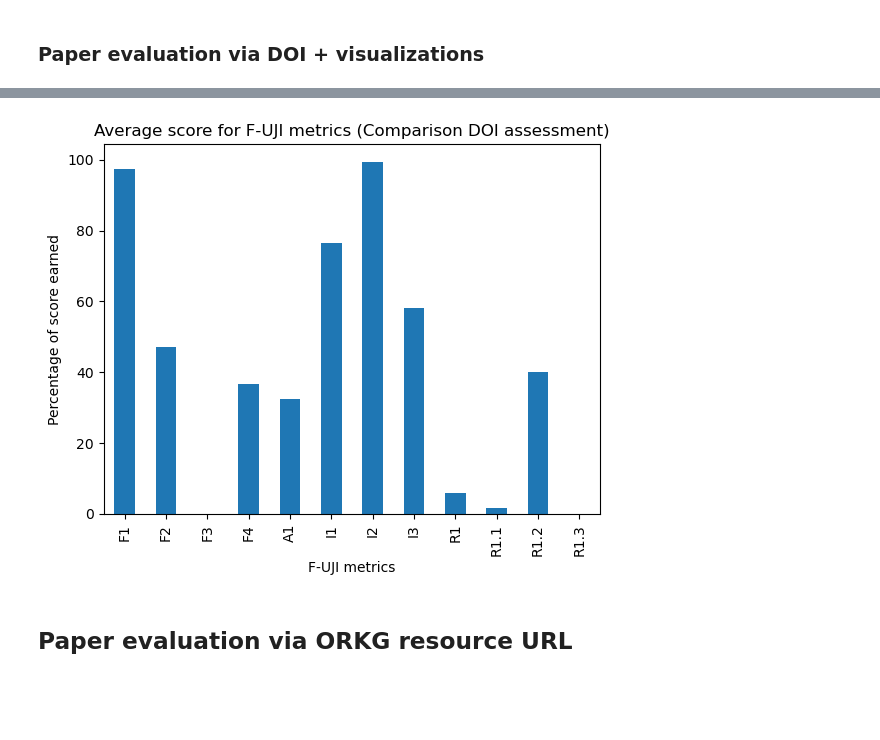
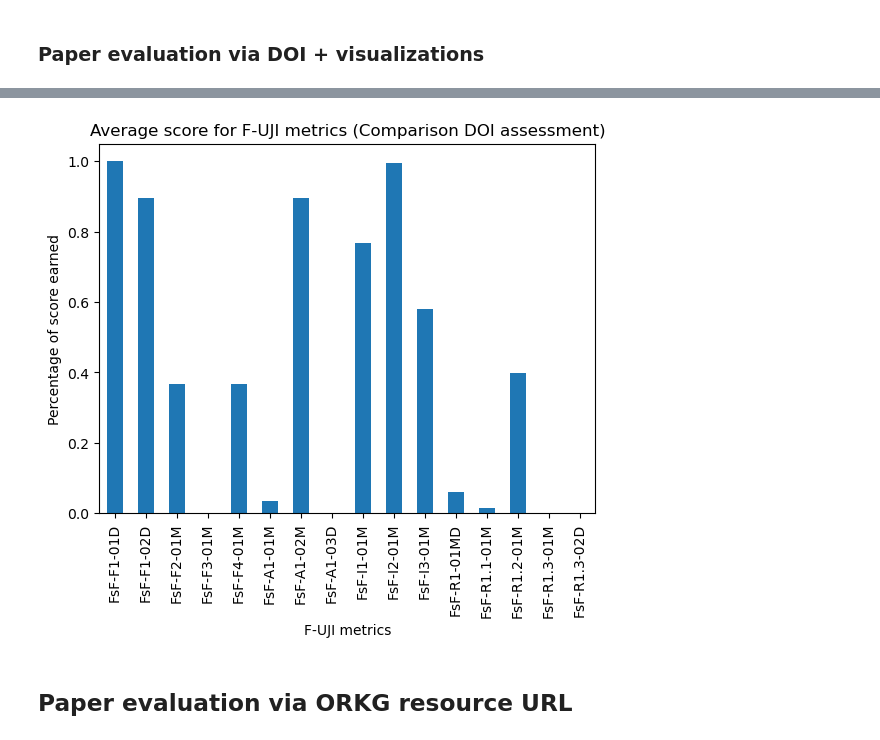
Before and after one commit to mwurzbacher/FAIRness-assessment-tools-evaluation-using-ORKG, a Jupyter notebook: F-UJI_evaluation.ipynb, the cells around one changed output, grey strips where cells are left out. Saved outputs shown, nothing was run; the diff lists cells and outputs as text; code cells hidden in the pictures; blank space fills up the shorter version.

```diff
--- a/F-UJI_evaluation.ipynb
+++ b/F-UJI_evaluation.ipynb
@@ -188,0 +186,4 @@ paper_doi_df_FAIR
+# %%
+paper_doi_df_FAIR = paper_doi_df_assessed.groupby("paper").agg({"doi": "first", "research_field_label": "first", "score_earned": "sum", "score_total": "sum"}).reset_index()
+paper_doi_df_FAIR["score_percent"] = paper_doi_df_FAIR.apply(lambda x: x["score_earned"]/x["score_total"], axis=1)
+paper_doi_df_FAIR
@@ -274,0 +266,9 @@ paper_doi_df_submetrics
+# %%
+paper_doi_df_submetrics = paper_doi_df_assessed
+paper_doi_df_submetrics = paper_doi_df_submetrics.groupby("metric").agg({"score_earned": "sum", "score_total": "sum"}).reset_index()
+paper_doi_df_submetrics["score_earned"] = paper_doi_df_submetrics["score_earned"].map(lambda x: x/len(paper_doi_df_FAIR))
+paper_doi_df_submetrics["score_total"] = paper_doi_df_submetrics["score_total"].map(lambda x: x/len(paper_doi_df_FAIR))
+paper_doi_df_submetrics["score_percent"] = paper_doi_df_submetrics.apply(lambda x: x["score_earned"]/x["score_total"], axis=1)
+paper_doi_df_submetrics["metric"] = pd.Categorical(paper_doi_df_submetrics["metric"], ["FsF-F1-01D", "FsF-F1-02D", "FsF-F2-01M", "FsF-F3-01M", "FsF-F4-01M", "FsF-A1-01M", "FsF-A1-02M", "FsF-A1-03D", "FsF-I1-01M", "FsF-I2-01M", "FsF-I3-01M", "FsF-R1-01MD", "FsF-R1.1-01M", "FsF-R1.2-01M", "FsF-R1.3-01M", "FsF-R1.3-02D"])
+paper_doi_df_submetrics = paper_doi_df_submetrics.sort_values("metric").reset_index(drop=True)
+paper_doi_df_submetrics
@@ -275,13 +293,13 @@ paper_doi_df_submetrics
 # %%
 paper_doi_df_submetrics["score_percent"].plot(kind="bar")
 locs, labels = plt.xticks()
-plt.xticks(locs, ["F1", "F2", "F3", "F4", "A1", "I1", "I2", "I3", "R1", "R1.1", "R1.2", "R1.3"])
+plt.xticks(locs, ["FsF-F1-01D", "FsF-F1-02D", "FsF-F2-01M", "FsF-F3-01M", "FsF-F4-01M", "FsF-A1-01M", "FsF-A1-02M", "FsF-A1-03D", "FsF-I1-01M", "FsF-I2-01M", "FsF-I3-01M", "FsF-R1-01MD", "FsF-R1.1-01M", "FsF-R1.2-01M", "FsF-R1.3-01M", "FsF-R1.3-02D"])
 plt.title("Average score for F-UJI metrics (Comparison DOI assessment)")
 plt.ylabel("Percentage of score earned")
 plt.xlabel("F-UJI metrics")
 plt.show()
 # %% [output]
-[figure, old version]
+[figure, new version]
 # %% [markdown]
 ## Paper evaluation via ORKG resource URL
 # %% [markdown]
```
Also changed, not shown: parts of 78 cells of this notebook, 7 other files.
